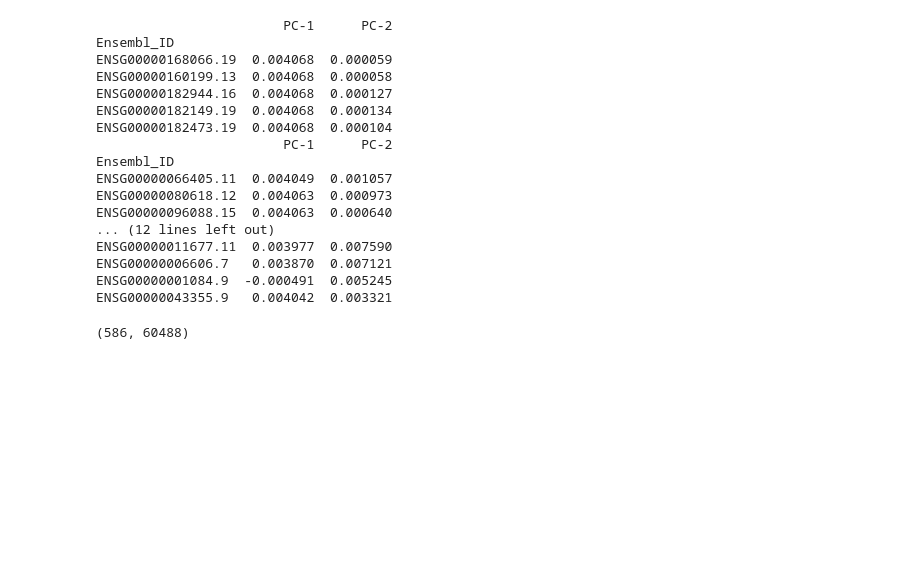
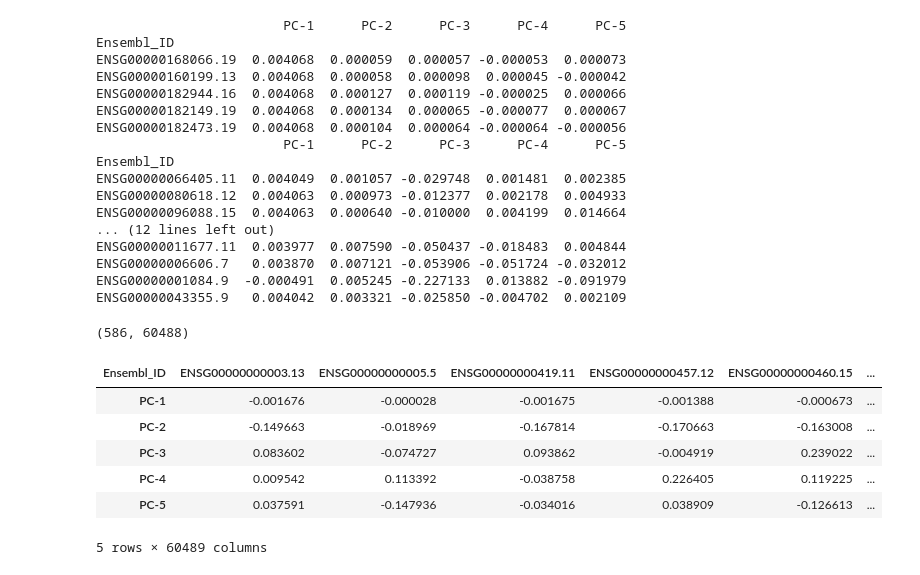
Before and after one commit to estherb-s/CompBio-1, a Jupyter notebook: RandForest-LUNG.ipynb, the cells around one changed output. Cells and saved outputs as stored; diff of their text form; code cells hidden in the pictures; blank space fills up the shorter version.

```diff
--- a/RandForest-LUNG.ipynb
+++ b/RandForest-LUNG.ipynb
@@ -25,7 +25,7 @@ def pca_prep(df, n_comp):
     extended = pd.DataFrame(pca.components_,columns=dataScaled.columns,index = temp)
     return extended.T
 # %%
-df = load_and_fillna("data/TCGA-LUAD.tsv")
+df = load_and_fillna("data/TCGA-LUAD-GE.tsv")
 # %%
-principalComp1 = pca_prep(df, 2)
+principalCompLUAD = pca_prep(df, 5)
 # %%
@@ -35,27 +35,40 @@ principalComp2 = pca_prep(df2, 2)
 # %%
-print(principalComp1.nlargest(5, ['PC-1']))
-print(principalComp1.nlargest(5, ['PC-2']))
-print(principalComp2.nlargest(5, ['PC-1']))
-print(principalComp2.nlargest(5, ['PC-2']))
+print(principalCompLUAD.nlargest(5, ['PC-1']))
+print(principalCompLUAD.nlargest(5, ['PC-2']))
+print(principalCompLUSC.nlargest(5, ['PC-1']))
+print(principalCompLUSC.nlargest(5, ['PC-2']))
 # %% [output]
-                        PC-1      PC-2
+                        PC-1      PC-2      PC-3      PC-4      PC-5
 Ensembl_ID
-ENSG00000168066.19  0.004068  0.000059
-ENSG00000160199.13  0.004068  0.000058
-ENSG00000182944.16  0.004068  0.000127
-ENSG00000182149.19  0.004068  0.000134
-ENSG00000182473.19  0.004068  0.000104
-                        PC-1      PC-2
+ENSG00000168066.19  0.004068  0.000059  0.000057 -0.000053  0.000073
+ENSG00000160199.13  0.004068  0.000058  0.000098  0.000045 -0.000042
+ENSG00000182944.16  0.004068  0.000127  0.000119 -0.000025  0.000066
+ENSG00000182149.19  0.004068  0.000134  0.000065 -0.000077  0.000067
+ENSG00000182473.19  0.004068  0.000104  0.000064 -0.000064 -0.000056
+                        PC-1      PC-2      PC-3      PC-4      PC-5
 Ensembl_ID
-ENSG00000066405.11  0.004049  0.001057
-ENSG00000080618.12  0.004063  0.000973
-ENSG00000096088.15  0.004063  0.000640
+ENSG00000066405.11  0.004049  0.001057 -0.029748  0.001481  0.002385
+ENSG00000080618.12  0.004063  0.000973 -0.012377  0.002178  0.004933
+ENSG00000096088.15  0.004063  0.000640 -0.010000  0.004199  0.014664
 ... (12 lines left out)
-ENSG00000011677.11  0.003977  0.007590
-ENSG00000006606.7   0.003870  0.007121
-ENSG00000001084.9  -0.000491  0.005245
-ENSG00000043355.9   0.004042  0.003321
+ENSG00000011677.11  0.003977  0.007590 -0.050437 -0.018483  0.004844
+ENSG00000006606.7   0.003870  0.007121 -0.053906 -0.051724 -0.032012
+ENSG00000001084.9  -0.000491  0.005245 -0.227133  0.013882 -0.091979
+ENSG00000043355.9   0.004042  0.003321 -0.025850 -0.004702  0.002109
 # %%
 df.shape
 # %% [output]
 (586, 60488)
+# %%
+principalCompLUAD = principalCompLUAD.T
+principalCompLUAD['Target'] = '0'
+# %%
+principalCompLUAD.head()
+# %% [output]
+| Ensembl_ID | ENSG00000000003.13 | ENSG00000000005.5 | ENSG00000000419.11 | ENSG00000000457.12 | ENSG00000000460.15 | ... |
+| PC-1 | -0.001676 | -0.000028 | -0.001675 | -0.001388 | -0.000673 | ... |
+| PC-2 | -0.149663 | -0.018969 | -0.167814 | -0.170663 | -0.163008 | ... |
+| PC-3 | 0.083602 | -0.074727 | 0.093862 | -0.004919 | 0.239022 | ... |
+| PC-4 | 0.009542 | 0.113392 | -0.038758 | 0.226405 | 0.119225 | ... |
+| PC-5 | 0.037591 | -0.147936 | -0.034016 | 0.038909 | -0.126613 | ... |
+5 rows × 60489 columns
```
Also changed, not shown: parts of 22 cells of this notebook, 8 other files.
